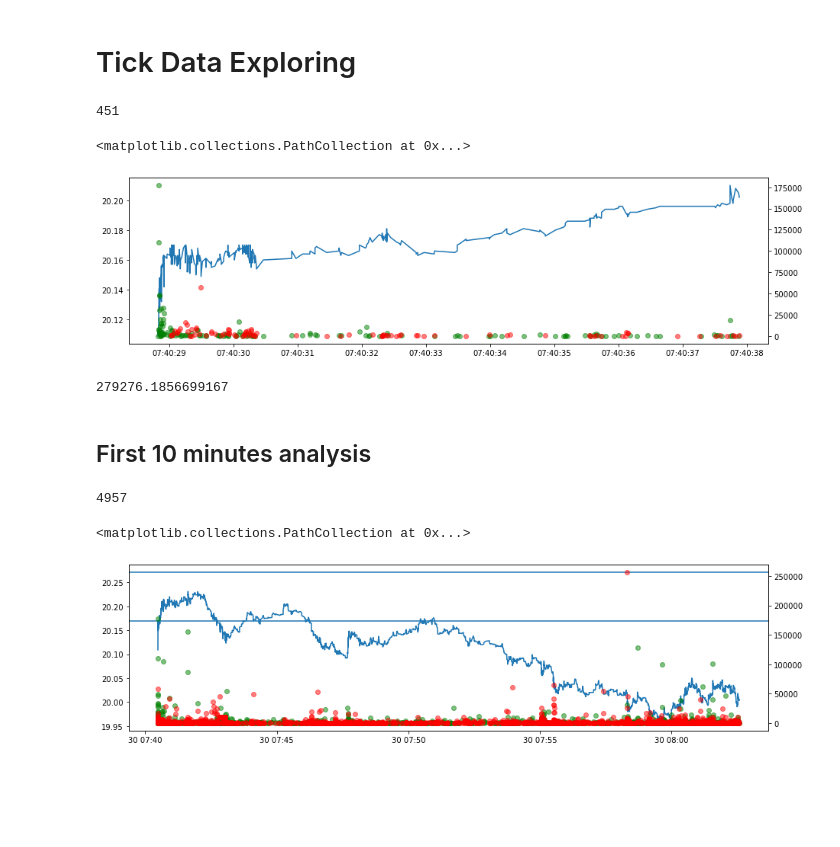
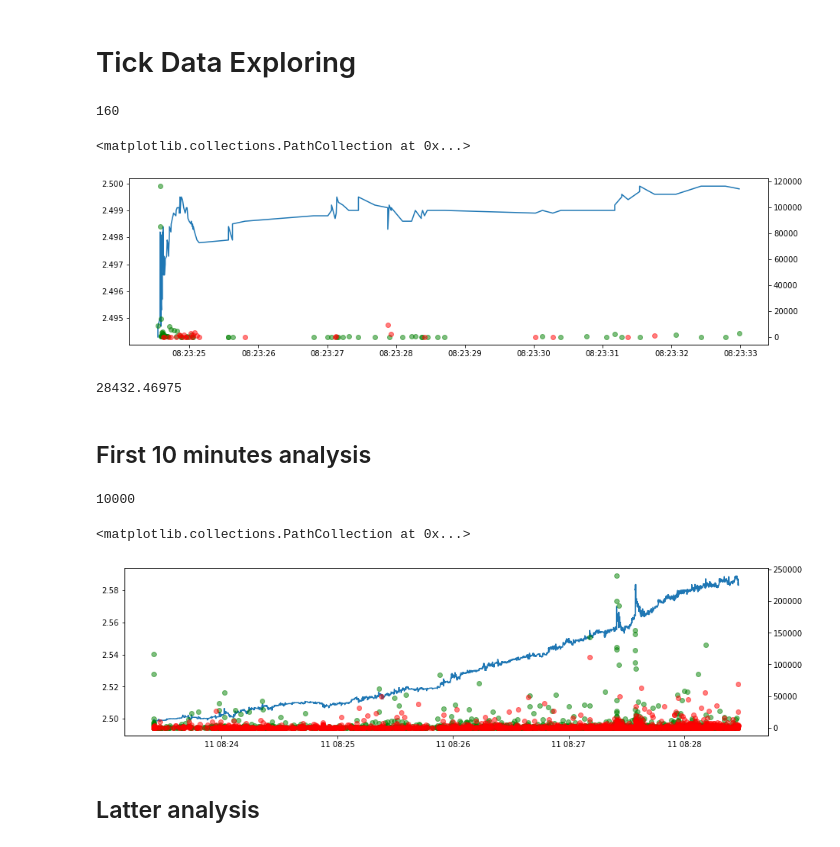
Before and after one commit to sunnymnie/ytprinter, a Jupyter notebook: tick-data.ipynb, the cells around one changed output. Cells and saved outputs as stored; diff of their text form; code cells hidden in the pictures; blank space fills up the shorter version.

```diff
--- a/tick-data.ipynb
+++ b/tick-data.ipynb
@@ -10,18 +10,23 @@ import matplotlib.pyplot as plt
 # %%
 client = bh.new_binance_client()
 # %%
-start, pair = int(datetime(2021, 12, 30, 7, 40, 28).timestamp()*1000), "LINKUSDT" #31
-# start, pair = int(datetime(2021, 12, 23, 8, 43, 51).timestamp()*1000), "XLMUSDT" #52
-# start, pair = int(datetime(2021, 12, 18, 8, 21, 6).timestamp()*1000), "GALAUSDT"
-# start, pair = int(datetime(2021, 12, 11, 7, 44, 26).timestamp()*1000), "NEARUSDT" #27
-# start, pair = int(datetime(2021, 12, 9, 8, 31, 51).timestamp()*1000), "MATICUSDT" #52
+# start, pair = int(datetime(2021, 12, 30, 7, 40, 28).timestamp()*1000), "LINKUSDT" #31  X
+# start, pair = int(datetime(2021, 12, 23, 8, 43, 51).timestamp()*1000), "XLMUSDT" #52   √
+# start, pair = int(datetime(2021, 12, 18, 8, 21, 6).timestamp()*1000), "GALAUSDT" #     √
+# start, pair = int(datetime(2021, 12, 11, 7, 44, 26).timestamp()*1000), "NEARUSDT" #27  X
+# start, pair = int(datetime(2021, 12, 9, 8, 31, 51).timestamp()*1000), "MATICUSDT" #52  √
+# start, pair = int(datetime(2021, 12, 2, 10, 52, 2).timestamp()*1000), "SOLUSDT" #      √
+# start, pair = int(datetime(2021, 11, 26, 7, 34, 32).timestamp()*1000), "AXSUSDT" #     ?
+# start, pair = int(datetime(2021, 11, 23, 7, 47, 30).timestamp()*1000), "ONEUSDT" #     √
+# start, pair = int(datetime(2021, 11, 16, 8, 23, 40).timestamp()*1000), "SANDUSDT" #     X
+start, pair = int(datetime(2021, 11, 11, 8, 23, 23).timestamp()*1000), "MANAUSDT" #     √
 # %%
 # agg_trades = client.get_aggregate_trades(symbol=pair, startTime=start, endTime=start+10000)
 agg_trades = client.futures_aggregate_trades(symbol=pair, startTime=start, endTime=start+10000)
 # %%
 len(agg_trades)
 # %% [output]
-451
+160
 # %%
 df = pd.DataFrame(list(map(lambda x: float(x['p']), agg_trades)),
                   index=list(map(lambda x: datetime.fromtimestamp(x['T'] / 1e3), agg_trades)),
@@ -44,23 +49,23 @@ ax1.scatter(m.index, m.q*m.price, color='green', alpha=0.5)
 ax1.scatter(m_.index, m_.q*m_.price, color='red', alpha=0.5)
 # %% [output]
 <matplotlib.collections.PathCollection at 0x...>
-[figure, old version]
+[figure, new version]
 # %%
 sum(m_.q*m_.price)
 # %% [output]
-279276.1856699167
+28432.46975
 # %% [markdown]
 ## First 10 minutes analysis
 # %%
 agg_trades = client.futures_aggregate_trades(symbol=pair, startTime=start, endTime=start+100000, limit=1000)
 # %%
-while agg_trades[-1]['T']<start+20*60*1000:
+while agg_trades[-1]['T']<start+5*60*1000:
     time.sleep(0.5)
     agg_trades += client.futures_aggregate_trades(symbol=pair, fromId=str(agg_trades[-1]['a']+1), limit=1000)
 # %%
 len(agg_trades)
 # %% [output]
-4957
+10000
 # %%
 df = pd.DataFrame(list(map(lambda x: float(x['p']), agg_trades)),
                   index=list(map(lambda x: datetime.fromtimestamp(x['T'] / 1e3), agg_trades)),
@@ -76,14 +81,16 @@ df1 = pd.DataFrame({"price":d.mean().price,
 # %%
 fig, ax = plt.subplots(figsize=(15,4))
 m = df1[df1.m==False][:]
 m_ = df1[df1.m][:]
 ax.plot(df.index, df.price)
 ax1 = ax.twinx()
-ax.axhline(20.17)
-ax.axhline(20.17*1.005)
+# ax.axhline(20.17)
+# ax.axhline(20.17*1.005)
 
 ax1.scatter(m.index, m.q*m.price, color='green', alpha=0.5)
 ax1.scatter(m_.index, m_.q*m_.price, color='red', alpha=0.5)
 # %% [output]
 <matplotlib.collections.PathCollection at 0x...>
-[figure, old version]
+[figure, new version]
+# %% [markdown]
+## Latter analysis
```
Also changed, not shown: parts of 4 cells of this notebook, 2 other files.
